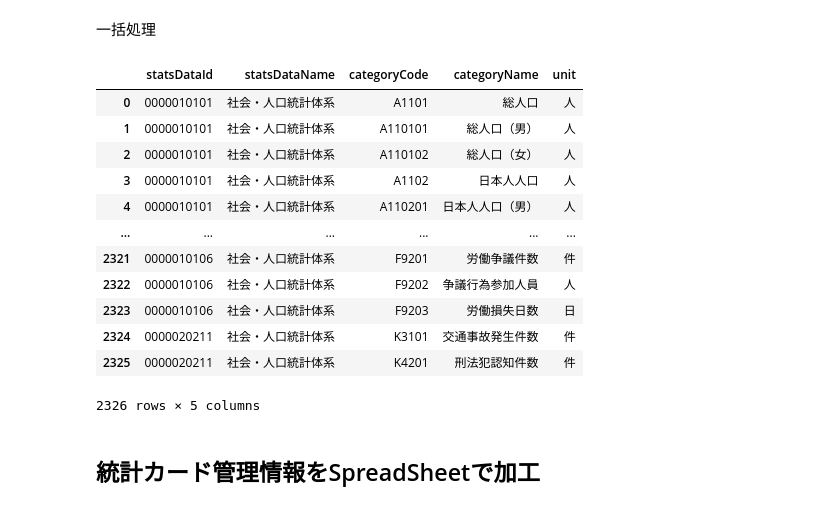
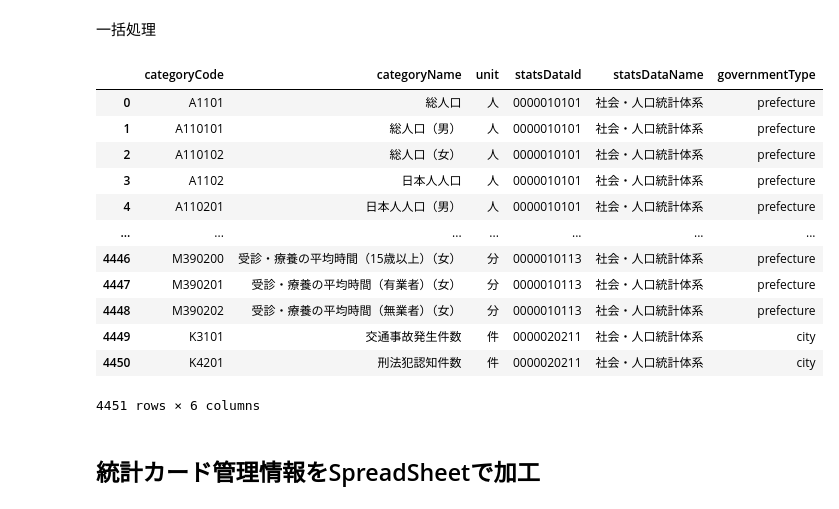
Before and after one commit to dicechick373/google-colab, a Jupyter notebook: statistics-hyogo/統計カード管理.ipynb, the cells around one changed output. Saved outputs shown, nothing was run; the diff lists cells and outputs as text; code cells hidden in the pictures.

```diff
--- a/statistics-hyogo/統計カード管理.ipynb
+++ b/statistics-hyogo/統計カード管理.ipynb
@@ -138,24 +135,26 @@ def df_metas(data):
 
   return df
 # %%
-data = ['0000010101', '0000010102', '0000010103', '0000010104', '0000010105', '0000010106', '0000020211']
+data = ['0000010101', '0000010102', '0000010103', '0000010104', '0000010105', '0000010106', '0000010107',
+        '0000010108', '0000010109', '0000010110', '0000010111', '0000010112', '0000010113',
+        '0000020211']
 
 df = df_metas(data)
 df
 # %% [output]
-|  | statsDataId | statsDataName | categoryCode | categoryName | unit |
-| 0 | 0000010101 | 社会・人口統計体系 | A1101 | 総人口 | 人 |
-| 1 | 0000010101 | 社会・人口統計体系 | A110101 | 総人口（男） | 人 |
-| 2 | 0000010101 | 社会・人口統計体系 | A110102 | 総人口（女） | 人 |
-| 3 | 0000010101 | 社会・人口統計体系 | A1102 | 日本人人口 | 人 |
-| 4 | 0000010101 | 社会・人口統計体系 | A110201 | 日本人人口（男） | 人 |
-| ... | ... | ... | ... | ... | ... |
-| 2321 | 0000010106 | 社会・人口統計体系 | F9201 | 労働争議件数 | 件 |
-| 2322 | 0000010106 | 社会・人口統計体系 | F9202 | 争議行為参加人員 | 人 |
-| 2323 | 0000010106 | 社会・人口統計体系 | F9203 | 労働損失日数 | 日 |
-| 2324 | 0000020211 | 社会・人口統計体系 | K3101 | 交通事故発生件数 | 件 |
-| 2325 | 0000020211 | 社会・人口統計体系 | K4201 | 刑法犯認知件数 | 件 |
+|  | categoryCode | categoryName | unit | statsDataId | statsDataName | governmentType |
+| 0 | A1101 | 総人口 | 人 | 0000010101 | 社会・人口統計体系 | prefecture |
+| 1 | A110101 | 総人口（男） | 人 | 0000010101 | 社会・人口統計体系 | prefecture |
+| 2 | A110102 | 総人口（女） | 人 | 0000010101 | 社会・人口統計体系 | prefecture |
+| 3 | A1102 | 日本人人口 | 人 | 0000010101 | 社会・人口統計体系 | prefecture |
+| 4 | A110201 | 日本人人口（男） | 人 | 0000010101 | 社会・人口統計体系 | prefecture |
+| ... | ... | ... | ... | ... | ... | ... |
+| 4446 | M390200 | 受診・療養の平均時間（15歳以上）（女） | 分 | 0000010113 | 社会・人口統計体系 | prefecture |
+| 4447 | M390201 | 受診・療養の平均時間（有業者）（女） | 分 | 0000010113 | 社会・人口統計体系 | prefecture |
+| 4448 | M390202 | 受診・療養の平均時間（無業者）（女） | 分 | 0000010113 | 社会・人口統計体系 | prefecture |
+| 4449 | K3101 | 交通事故発生件数 | 件 | 0000020211 | 社会・人口統計体系 | city |
+| 4450 | K4201 | 刑法犯認知件数 | 件 | 0000020211 | 社会・人口統計体系 | city |
-2326 rows × 5 columns
+4451 rows × 6 columns
 # %% [markdown]
 ## 統計カード管理情報をSpreadSheetで加工
 # %% [markdown]
```
Also changed, not shown: parts of 1 cell of this notebook.
